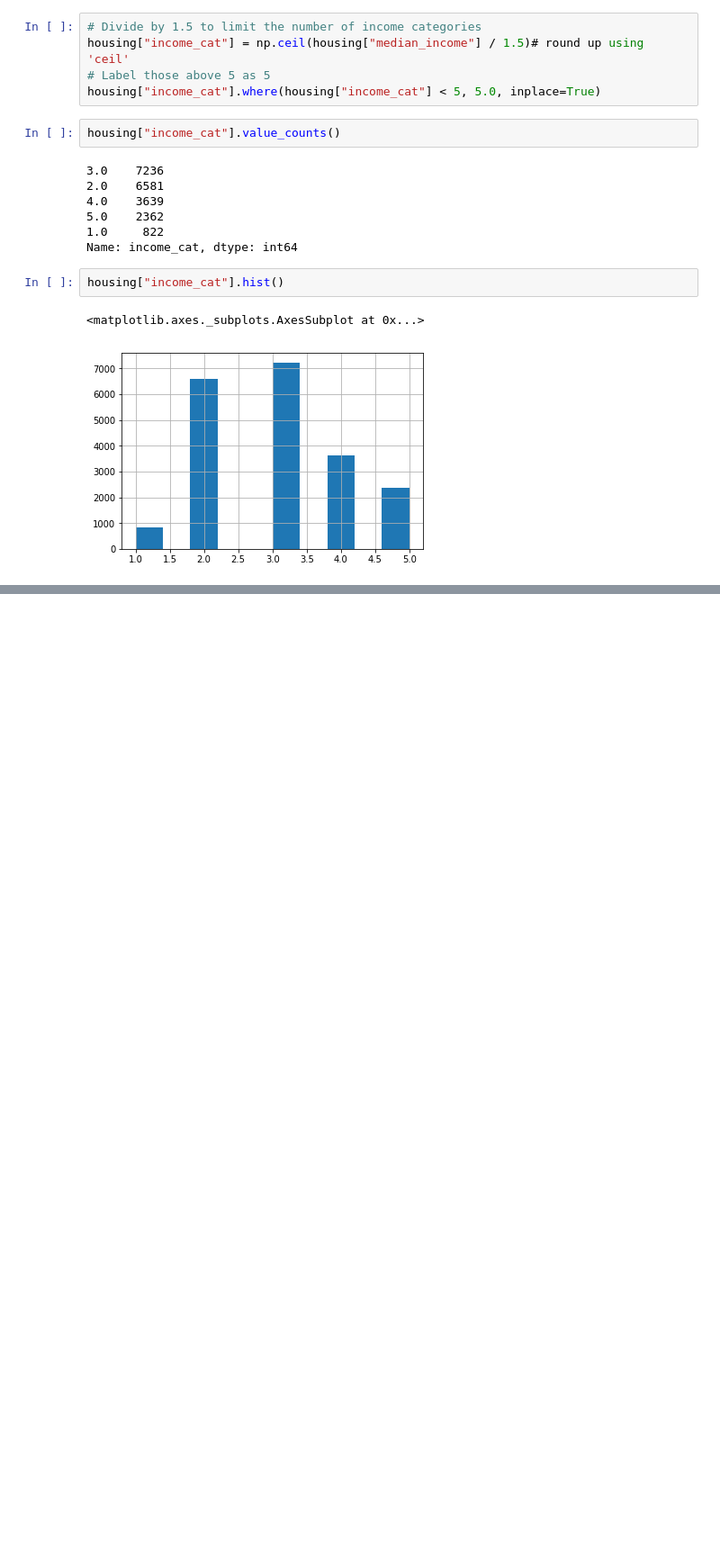
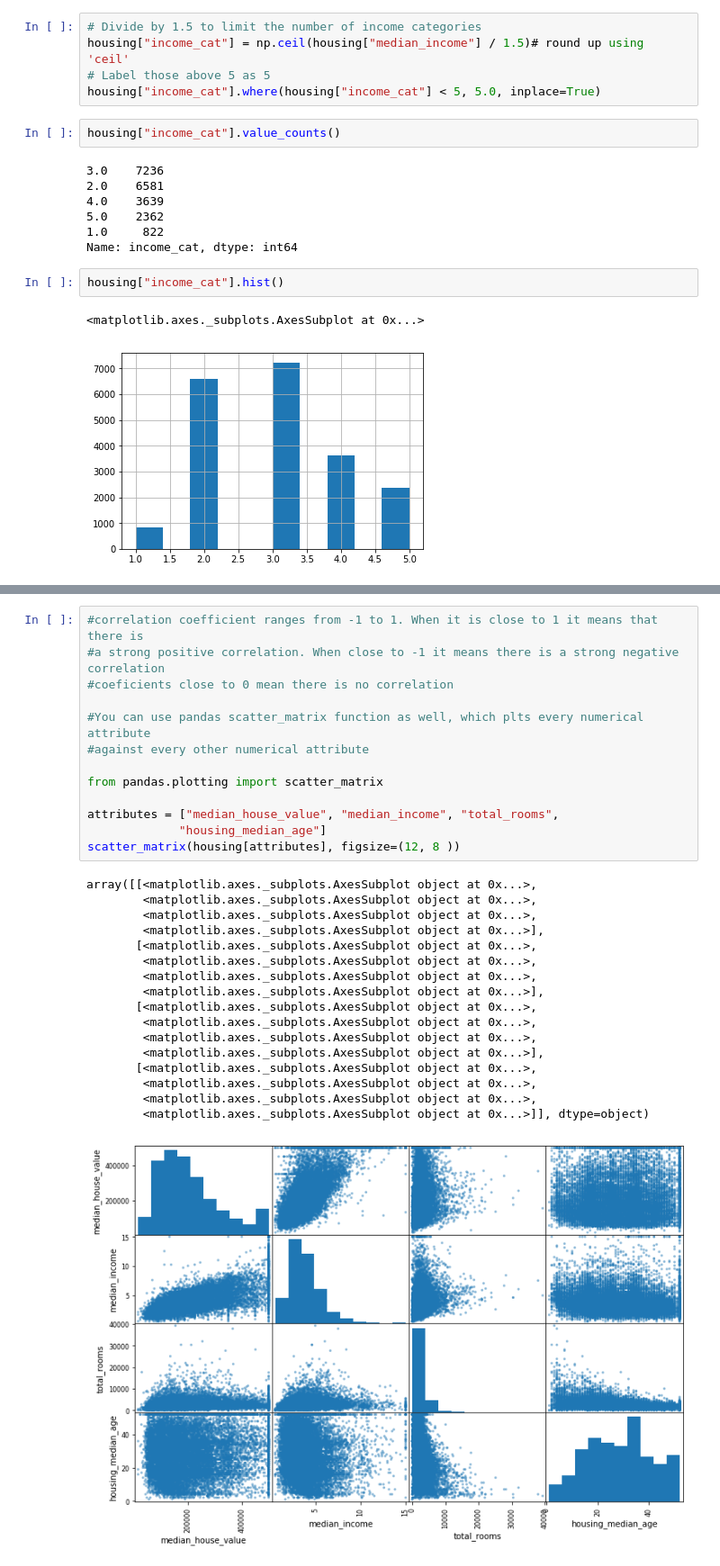
Before and after one commit to Hustada/predict_housing_prices, a Jupyter notebook: Housing.ipynb, the cells around one changed output, grey strips where cells are left out. Shown at 90% size. Cells and saved outputs as stored; diff of their text form; blank space fills up the shorter version.

```diff
--- a/Housing.ipynb
+++ b/Housing.ipynb
@@ -179,0 +258,31 @@ Name: income_cat, dtype: float64
+# %%
+#correlation coefficient ranges from -1 to 1. When it is close to 1 it means that there is
+#a strong positive correlation. When close to -1 it means there is a strong negative correlation
+#coeficients close to 0 mean there is no correlation
+
+#You can use pandas scatter_matrix function as well, which plts every numerical attribute
+#against every other numerical attribute
+
+from pandas.plotting import scatter_matrix
+
+attributes = ["median_house_value", "median_income", "total_rooms",
+             "housing_median_age"]
+scatter_matrix(housing[attributes], figsize=(12, 8 ))
+# %% [output]
+array([[<matplotlib.axes._subplots.AxesSubplot object at 0x...>,
+        <matplotlib.axes._subplots.AxesSubplot object at 0x...>,
+        <matplotlib.axes._subplots.AxesSubplot object at 0x...>,
+        <matplotlib.axes._subplots.AxesSubplot object at 0x...>],
+       [<matplotlib.axes._subplots.AxesSubplot object at 0x...>,
+        <matplotlib.axes._subplots.AxesSubplot object at 0x...>,
+        <matplotlib.axes._subplots.AxesSubplot object at 0x...>,
+        <matplotlib.axes._subplots.AxesSubplot object at 0x...>],
+       [<matplotlib.axes._subplots.AxesSubplot object at 0x...>,
+        <matplotlib.axes._subplots.AxesSubplot object at 0x...>,
+        <matplotlib.axes._subplots.AxesSubplot object at 0x...>,
+        <matplotlib.axes._subplots.AxesSubplot object at 0x...>],
+       [<matplotlib.axes._subplots.AxesSubplot object at 0x...>,
+        <matplotlib.axes._subplots.AxesSubplot object at 0x...>,
+        <matplotlib.axes._subplots.AxesSubplot object at 0x...>,
+        <matplotlib.axes._subplots.AxesSubplot object at 0x...>]], dtype=object)
+[figure, added]
```
Also changed, not shown: parts of 13 cells of this notebook.
